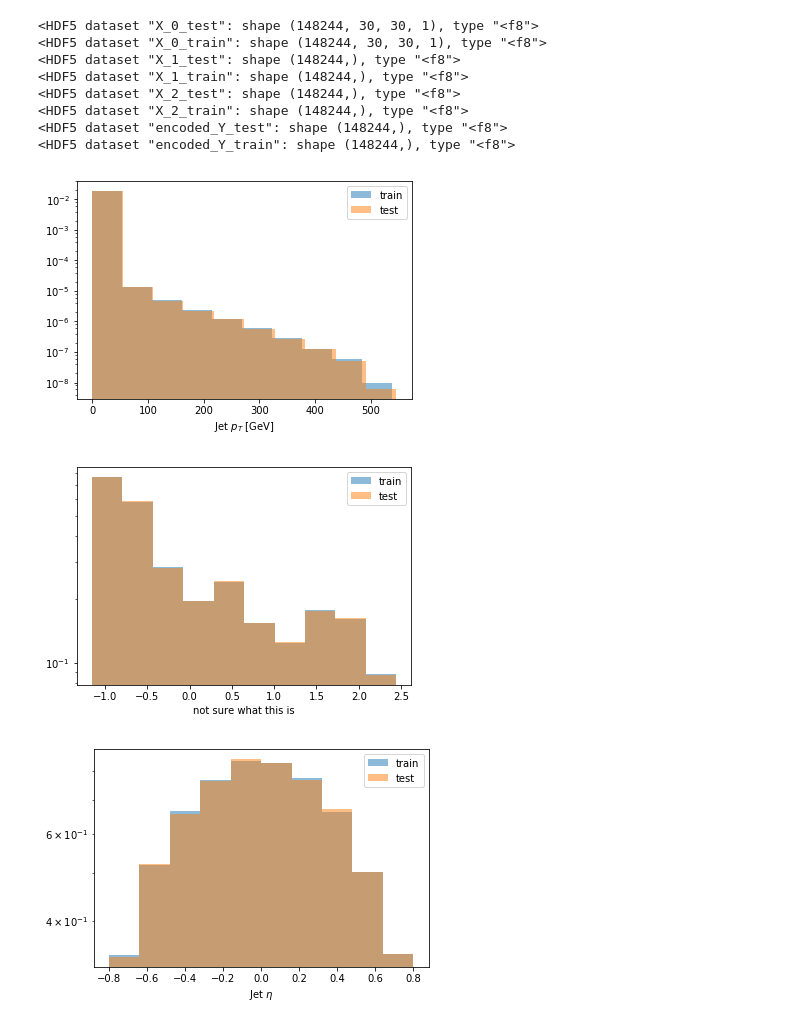
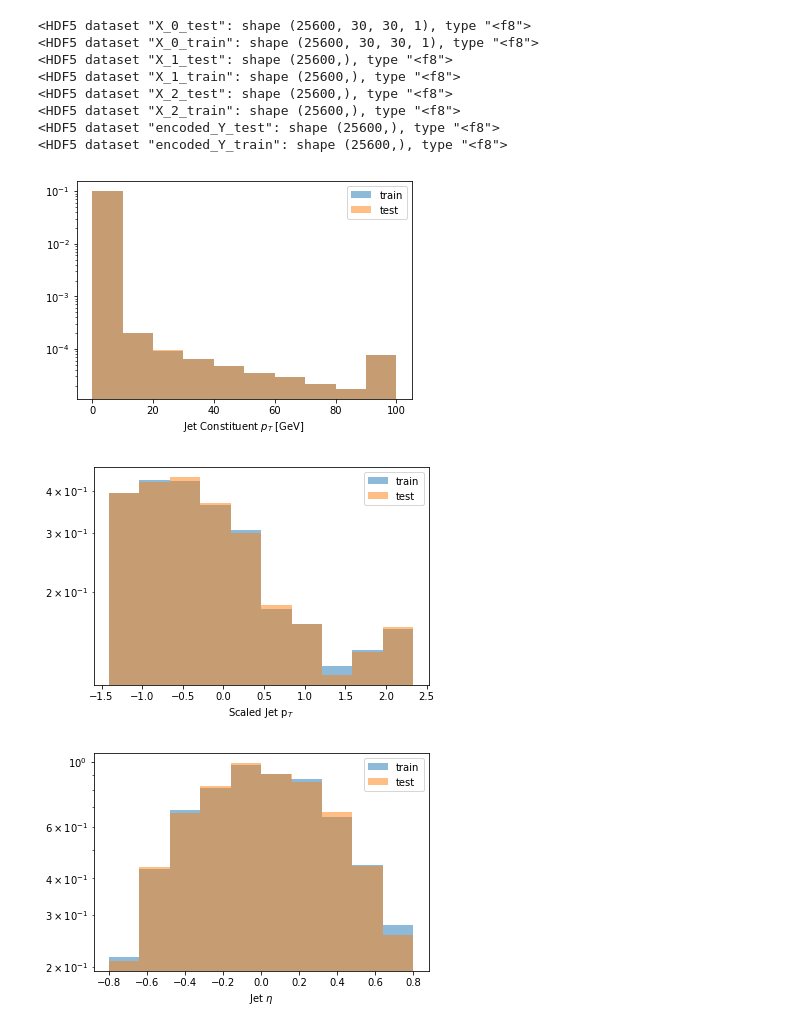
Before and after one commit to awhitbeck/scientific-python-hats, a Jupyter notebook: cms-open-data-ml/MLJEC_NewSetup_JR_v0.ipynb, the cells around one changed output. Drawn from its saved outputs; the diff is of its cells as text; code cells hidden in the pictures.

Commit message:
added updated version of training before CMS ML workshop

```diff
--- a/cms-open-data-ml/MLJEC_NewSetup_JR_v0.ipynb
+++ b/cms-open-data-ml/MLJEC_NewSetup_JR_v0.ipynb
@@ -3,19 +3,19 @@ import h5py
 import numpy as np
 from sklearn.preprocessing import StandardScaler
 # %%
-f=h5py.File('/inputdata/cms-open-data-ml/big_train_test_data.h5','r')
+f=h5py.File('/inputdata/cms-open-data-ml/train_test_data.h5','r')
 # %%
 for n in f.keys():
     print f[n]
 # %% [output]
-<HDF5 dataset "X_0_test": shape (148244, 30, 30, 1), type "<f8">
-<HDF5 dataset "X_0_train": shape (148244, 30, 30, 1), type "<f8">
-<HDF5 dataset "X_1_test": shape (148244,), type "<f8">
-<HDF5 dataset "X_1_train": shape (148244,), type "<f8">
-<HDF5 dataset "X_2_test": shape (148244,), type "<f8">
-<HDF5 dataset "X_2_train": shape (148244,), type "<f8">
-<HDF5 dataset "encoded_Y_test": shape (148244,), type "<f8">
-<HDF5 dataset "encoded_Y_train": shape (148244,), type "<f8">
+<HDF5 dataset "X_0_test": shape (25600, 30, 30, 1), type "<f8">
+<HDF5 dataset "X_0_train": shape (25600, 30, 30, 1), type "<f8">
+<HDF5 dataset "X_1_test": shape (25600,), type "<f8">
+<HDF5 dataset "X_1_train": shape (25600,), type "<f8">
+<HDF5 dataset "X_2_test": shape (25600,), type "<f8">
+<HDF5 dataset "X_2_train": shape (25600,), type "<f8">
+<HDF5 dataset "encoded_Y_test": shape (25600,), type "<f8">
+<HDF5 dataset "encoded_Y_train": shape (25600,), type "<f8">
 # %%
 encoded_Y_train = f['encoded_Y_train'].value
 encoded_Y_test = f['encoded_Y_test'].value
@@ -41,19 +42,19 @@ plt.hist(np.ravel(X_train[0]), label='train', alpha=0.5, normed=True)
 plt.hist(np.ravel(X_test[0]), label='test', alpha=0.5, normed=True)
 plt.legend()
 plt.yscale('log')
-plt.xlabel(r'Jet $p_{T}$ [GeV]')
+plt.xlabel(r'Jet Constituent $p_{T}$ [GeV]')
 plt.show()
 # %% [output]
-[figure, old version]
+[figure, new version]
 # %%
 plt.hist(np.ravel(X_train[1]), label='train', alpha=0.5, normed=True)
 plt.hist(np.ravel(X_test[1]), label='test', alpha=0.5, normed=True)
 plt.legend()
 plt.yscale('log')
-plt.xlabel('not sure what this is')
+plt.xlabel(r'Scaled Jet p$_{T}$')
 plt.show()
 # %% [output]
-[figure, old version]
+[figure, new version]
 # %%
 plt.hist(np.ravel(X_train[2]), label='train', alpha=0.5, normed=True)
 plt.hist(np.ravel(X_test[2]), label='test', alpha=0.5, normed=True)
@@ -62,7 +63,7 @@ plt.yscale('log')
 plt.xlabel(r'Jet $\eta$')
 plt.show()
 # %% [output]
-[figure, old version]
+[figure, new version]
 # %%
 plt.hist(encoded_Y_train, label='train', alpha=0.5, normed=True)
 plt.hist(encoded_Y_test, label='test', alpha=0.5, normed=True)
```
Also changed, not shown: parts of 8 cells of this notebook.
